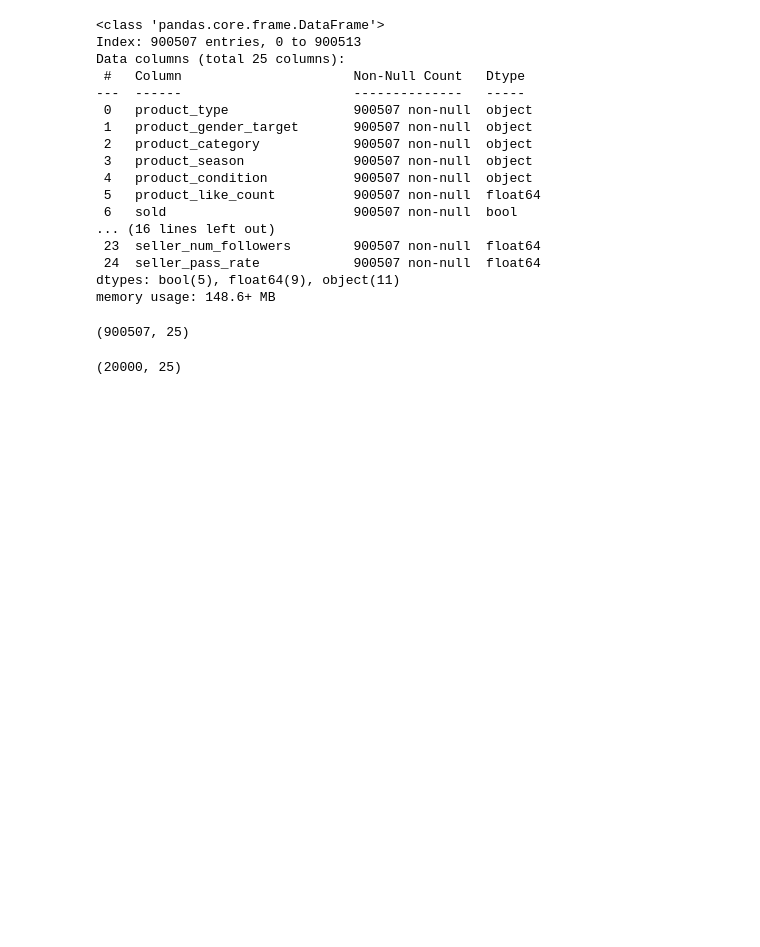
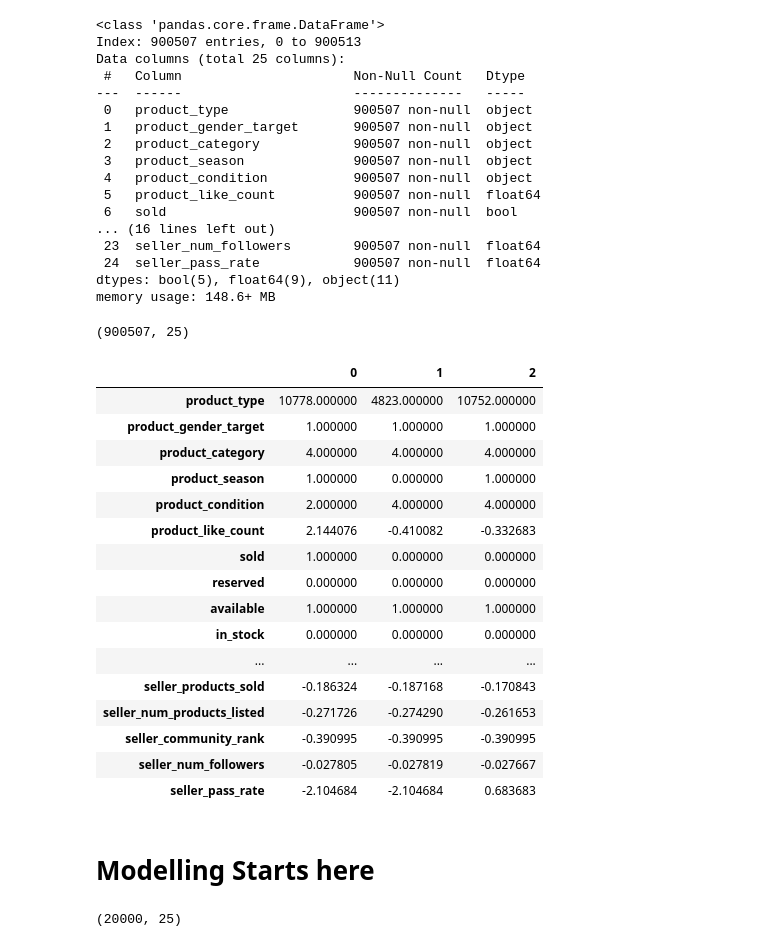
Before and after one commit to aplabey/2nd_hand_fashion_valuation, a Jupyter notebook: notebooks/notebook_SA.ipynb, the cells around one changed output. Cells and saved outputs as stored; diff of their text form; code cells hidden in the pictures; blank space fills up the shorter version.

Commit message:
Carried out baseline model updated

```diff
--- a/notebooks/notebook_SA.ipynb
+++ b/notebooks/notebook_SA.ipynb
@@ -583,10 +539,11 @@ Data columns (total 25 columns):
 dtypes: bool(5), float64(9), object(11)
 memory usage: 148.6+ MB
 # %%
+# used an alternative cat function for decoding both object anbd bool colns ... this worked out
 def labelencoder(df):
     for c in df.columns:
         if df[c].dtype=='object' or df[c].dtype=='bool':
-            df[c] = df[c].fillna('N')
+            #df[c] = df[c].fillna('N')
             lbl = LabelEncoder()
             lbl.fit(list(df[c].values))
             df[c] = lbl.transform(df[c].values)
@@ -597,4 +555,26 @@ X_processed=labelencoder(X_preprocess)
 X_processed.shape
 # %% [output]
 (900507, 25)
+# %%
+X_processed[0:3].T
+# %% [output]
+|  | 0 | 1 | 2 |
+| product_type | 10778.000000 | 4823.000000 | 10752.000000 |
+| product_gender_target | 1.000000 | 1.000000 | 1.000000 |
+| product_category | 4.000000 | 4.000000 | 4.000000 |
+| product_season | 1.000000 | 0.000000 | 1.000000 |
+| product_condition | 2.000000 | 4.000000 | 4.000000 |
+| product_like_count | 2.144076 | -0.410082 | -0.332683 |
+| sold | 1.000000 | 0.000000 | 0.000000 |
+| reserved | 0.000000 | 0.000000 | 0.000000 |
+| available | 1.000000 | 1.000000 | 1.000000 |
+| in_stock | 0.000000 | 0.000000 | 0.000000 |
+| ... | ... | ... | ... |
+| seller_products_sold | -0.186324 | -0.187168 | -0.170843 |
+| seller_num_products_listed | -0.271726 | -0.274290 | -0.261653 |
+| seller_community_rank | -0.390995 | -0.390995 | -0.390995 |
+| seller_num_followers | -0.027805 | -0.027819 | -0.027667 |
+| seller_pass_rate | -2.104684 | -2.104684 | 0.683683 |
+# %% [markdown]
+# Modelling Starts here
 # %%
```
Also changed, not shown: parts of 24 cells of this notebook.
